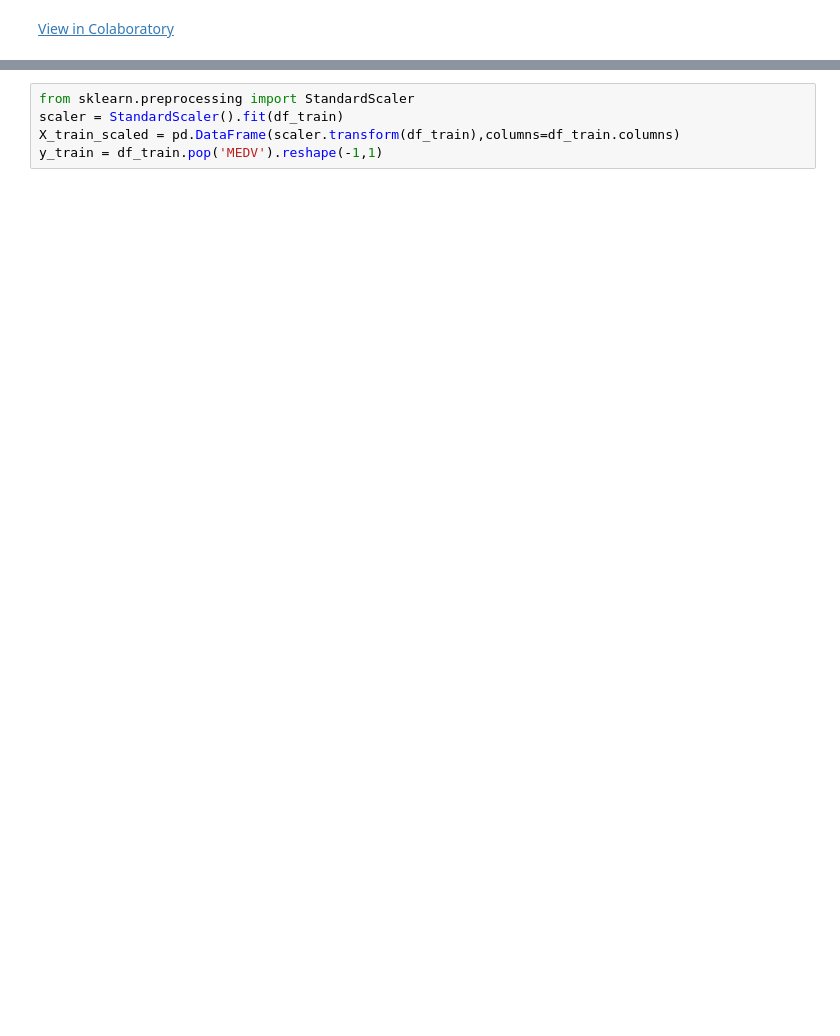
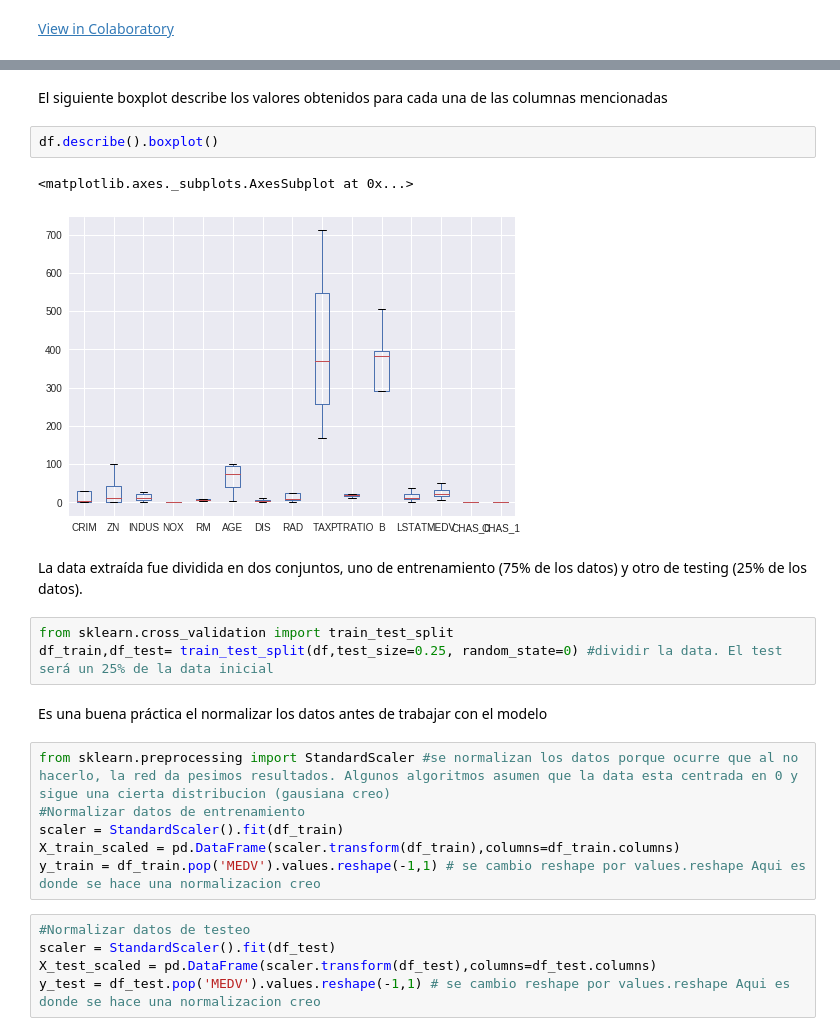
Before and after one commit to nachotp/Tarea1-INF395, a Jupyter notebook: Tarea_1.ipynb, the cells around one changed output, grey strips where cells are left out. Cells and saved outputs as stored; diff of their text form; blank space fills up the shorter version.

```diff
--- a/Tarea_1.ipynb
+++ b/Tarea_1.ipynb
@@ -44,5 +110,25 @@ memory usage: 52.5 KB
+# %% [markdown]
+El siguiente boxplot describe los valores obtenidos para cada una de las columnas mencionadas
+# %%
+df.describe().boxplot()
+# %% [output]
+<matplotlib.axes._subplots.AxesSubplot at 0x...>
+[figure, added]
+# %% [markdown]
+La data extraída fue dividida en dos conjuntos, uno de entrenamiento (75% de los datos) y otro de testing (25% de los datos).
+# %%
+from sklearn.cross_validation import train_test_split
+df_train,df_test= train_test_split(df,test_size=0.25, random_state=0) #dividir la data. El test será un 25% de la data inicial
+# %% [markdown]
+Es una buena práctica el normalizar los datos antes de trabajar con el modelo
 # %%
-from sklearn.preprocessing import StandardScaler
+from sklearn.preprocessing import StandardScaler #se normalizan los datos porque ocurre que al no hacerlo, la red da pesimos resultados. Algunos algoritmos asumen que la data esta centrada en 0 y sigue una cierta distribucion (gausiana creo)
+#Normalizar datos de entrenamiento
 scaler = StandardScaler().fit(df_train)
 X_train_scaled = pd.DataFrame(scaler.transform(df_train),columns=df_train.columns)
-y_train = df_train.pop('MEDV').reshape(-1,1)
+y_train = df_train.pop('MEDV').values.reshape(-1,1) # se cambio reshape por values.reshape Aqui es donde se hace una normalizacion creo
+# %%
+#Normalizar datos de testeo
+scaler = StandardScaler().fit(df_test)
+X_test_scaled = pd.DataFrame(scaler.transform(df_test),columns=df_test.columns)
+y_test = df_test.pop('MEDV').values.reshape(-1,1) # se cambio reshape por values.reshape Aqui es donde se hace una normalizacion creo
```
Also changed, not shown: parts of 134 cells of this notebook.
